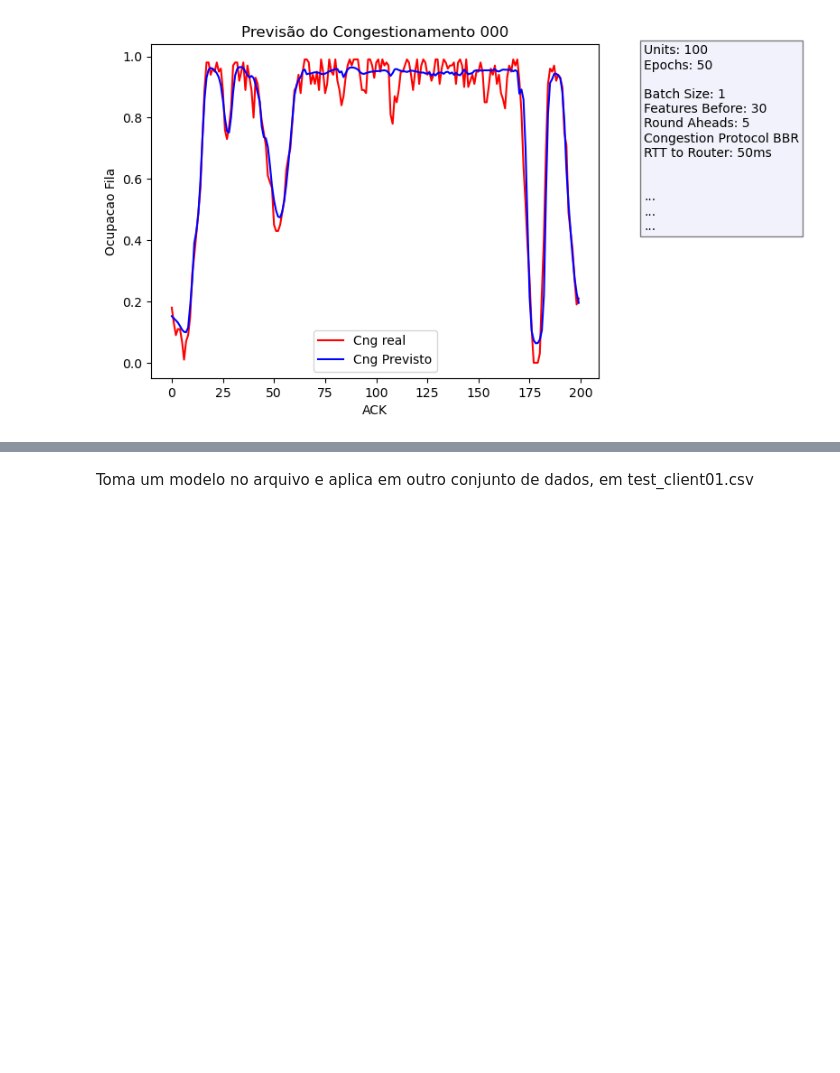
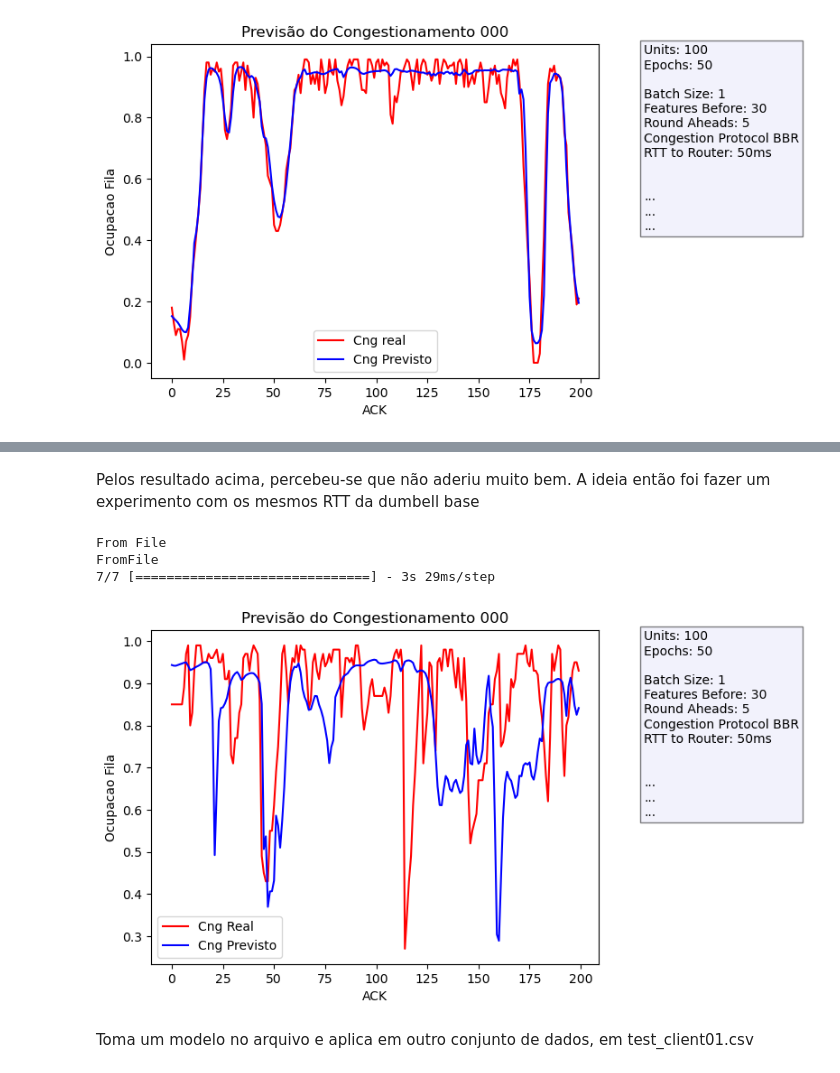
Before and after one commit to reisdout/FederatedColab, a Jupyter notebook: federated_network_5ACK.ipynb, the cells around one changed output, grey strips where cells are left out. Saved outputs shown, nothing was run; the diff lists cells and outputs as text; code cells hidden in the pictures; blank space fills up the shorter version.

```diff
--- a/federated_network_5ACK.ipynb
+++ b/federated_network_5ACK.ipynb
@@ -1370,3 +1486,25 @@ GeneralTraining(parExpDir="./Exp_0000011/",
+# %% [markdown]
+Pelos resultado acima, percebeu-se que não aderiu muito bem. A ideia então foi fazer um experimento com os mesmos RTT da dumbell base
+# %%
+description = "40, 20 longos (4GB), 10 Very Short (10KB) e 10 Short (100KB), entrando no terço final da simulação"+"\n"
+description =description + "Topologia: Parking Lot (1000MB entre os terminias e os roteadores , 1MB de bottleneck), RTT Terminal base 10ms; RTT servidor 100ms; RTT1=50ms; salto RTT= 50ms.\n"
+description =description + "Tempo de Simulação:60min.\n"
+description = description+ "Este experimento visa medir a aderência do modelo gerado na dumbell do experimento anterior na parkinglot aqui descrita\n"
+description = description+ "Sendo assim, o test_client01 foi originado com dados levantados da parkinglot, que serão previstos pelos pesos treinados com os dados da dumbell anterior.\n"
+description = description+ "Na topologia considerada, ajustou-se os RTT entre os roteadores de 5ms, de forma que desse os 100ms das dumbell consideradas nos experimentos anteriores. Colocando 100ms para cada roteador ficou muito lenta a troca de pacortes e, consequentemnete, a geração dos arquivos .\n"
+description = description+ "Também foi retirada a calda de zeros no final do test_client01.\n"
+#description = description+ ".\n"
+
+EvalueteModelLevarage(parPreviousExpTime="Mon_May_15_19_39_17_2023",
+                      parPreviousTrainingExpDir="./Exp_0000011/Mon_May_15_19_39_17_2023/",
+                      parPreviousTrainingPath="./Exp_0000011/training_client01.csv",
+                      parPathTestFromAnotherTopology="./Exp_0000011/test_client01.csv",
+                      parExpDescription=description)
+# %% [output]
+From File
+FromFile
+7/7 [==============================] - 3s 29ms/step
+[figure, added]
 # %% [markdown]
 Toma um modelo no arquivo e aplica em outro conjunto de dados, em test_client01.csv
 # %%
```
Also changed, not shown: parts of 5 cells of this notebook, 18 other files.
